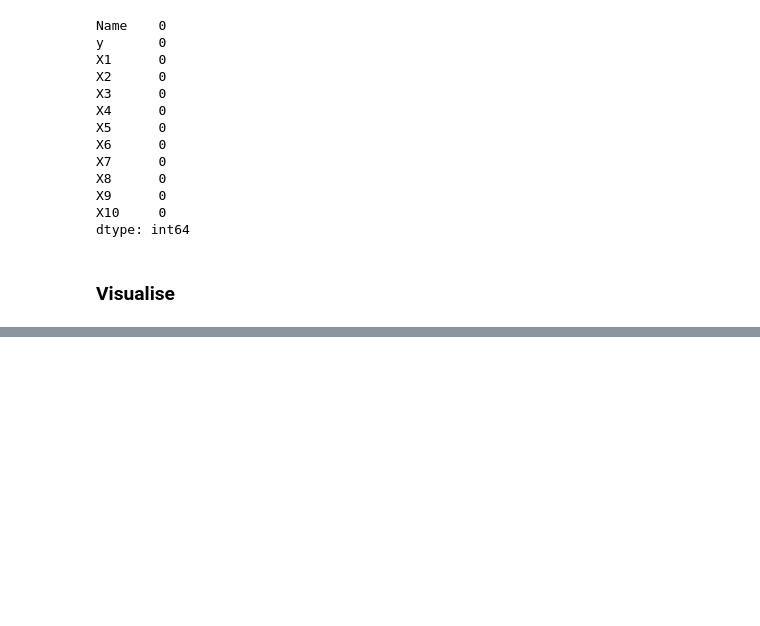
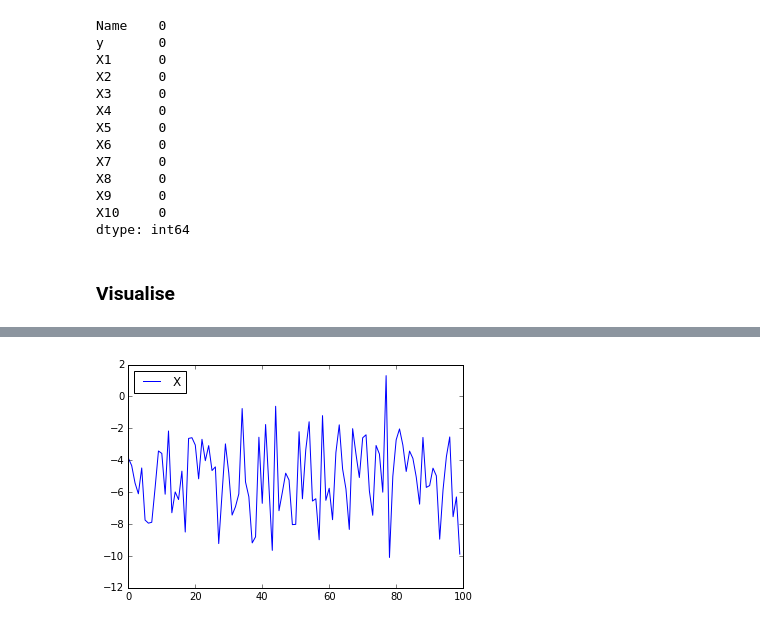
Before and after one commit to colemai/helmholtzChallenge, a Jupyter notebook: main.ipynb, the cells around one changed output, grey strips where cells are left out. Saved outputs shown, nothing was run; the diff lists cells and outputs as text; code cells hidden in the pictures; blank space fills up the shorter version.

```diff
--- a/main.ipynb
+++ b/main.ipynb
@@ -87,2 +102,6 @@ dtype: int64
 # %%
 # Plot all features and outcome var on a line graph - all seem to be in ~ same range, diff colour for y
+plt.plot(df.X1)
+plt.legend('X1', ncol=2, loc='upper left');
+# %% [output]
+[figure, added]
```
Also changed, not shown: parts of 10 cells of this notebook.
